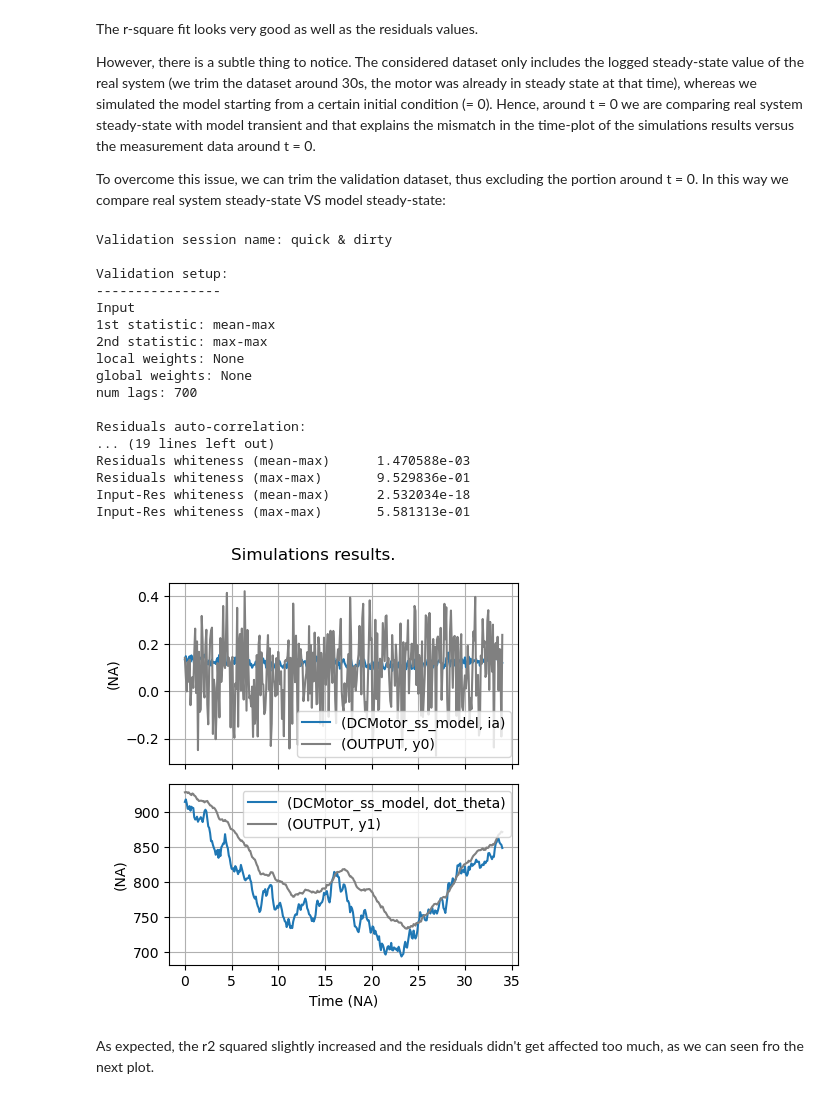
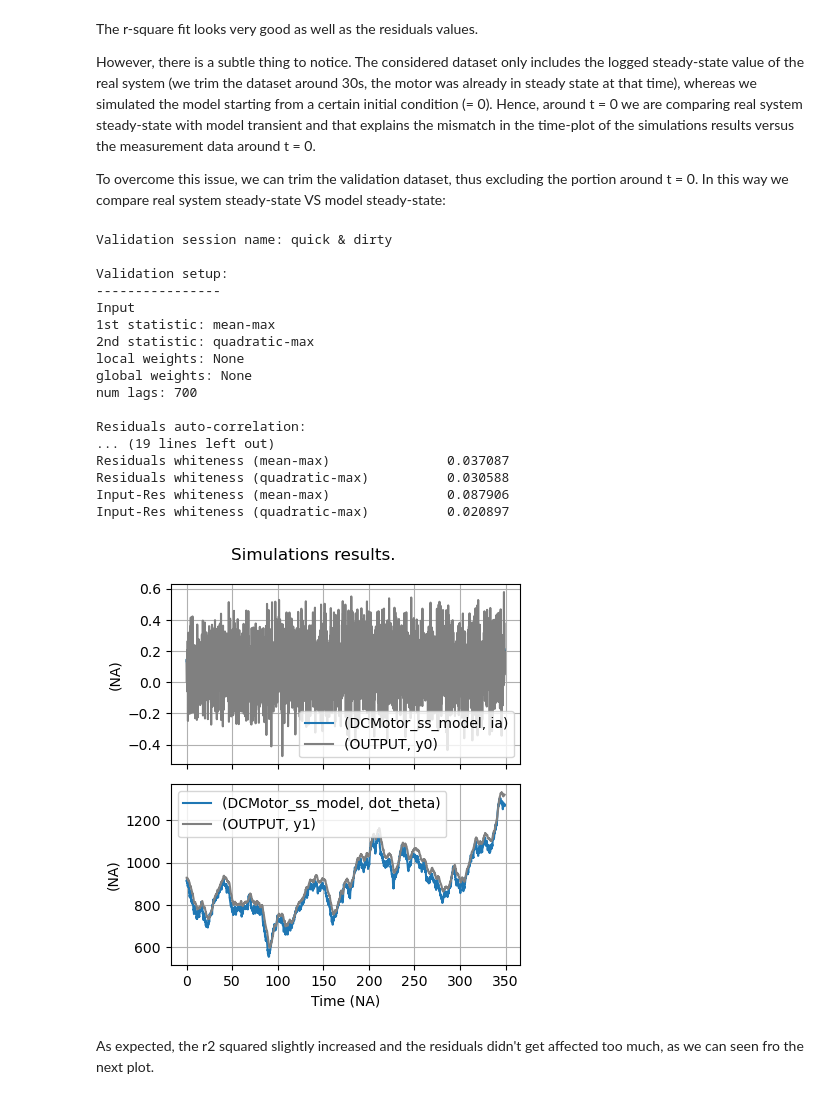
Before and after one commit to ubaldot/dymoval, a Jupyter notebook: src/dymoval_tutorial/dymoval_tutorial.ipynb, the cells around one changed output. Drawn from its saved outputs; the diff is of its cells as text; code cells hidden in the pictures.

```diff
--- a/src/dymoval_tutorial/dymoval_tutorial.ipynb
+++ b/src/dymoval_tutorial/dymoval_tutorial.ipynb
@@ -216,4 +207,10 @@ array([[ 1.47363270e-01,  9.22167737e+02],
 # %%
-outcome, vs, _ = dmv.validation.validate_models(dataset_in=u,dataset_out=y,sims_out=[y_sim], sampling_period=0.1)
+measured_signals = ds_filt.dump_to_signals()
+measured_in = signals['INPUT']
+measured_out = signals['OUTPUT']
+outcome, vs, _ = dmv.validation.validate_models(measured_in=measured_in,measured_out=measured_out,simulated_out=[y_sim], sampling_period=0.1, ignore_input=True)
+print(outcome)
+N = measured_in[0]['samples'].size
+print(2.56**2/N)
 vs
 # %% [output]
@@ -301,29 +276,29 @@ The considered dataset only includes the logged steady-state value of the real s
 To overcome this issue, we can trim the validation dataset, thus excluding the portion around t = 0. In this way we compare real system steady-state VS model steady-state:
 # %%
 # trim the validation dataset between 1 and 35 seconds
-vs = vs.trim(1,35)
+vs = vs.trim(1,350)
 vs.plot_simulations(dataset="out")
 vs
 #print(vs.auto_correlation['DCMotor_ss_model'])
 # %% [output]
 Validation session name: quick & dirty
 
 Validation setup:
 ----------------
 Input
 1st statistic: mean-max
-2nd statistic: max-max
+2nd statistic: quadratic-max
 local weights: None
 global weights: None
 num lags: 700
 
 Residuals auto-correlation:
 ... (19 lines left out)
-Residuals whiteness (mean-max)      1.470588e-03
-Residuals whiteness (max-max)       9.529836e-01
-Input-Res whiteness (mean-max)      2.532034e-18
-Input-Res whiteness (max-max)       5.581313e-01
+Residuals whiteness (mean-max)               0.037087
+Residuals whiteness (quadratic-max)          0.030588
+Input-Res whiteness (mean-max)               0.087906
+Input-Res whiteness (quadratic-max)          0.020897
-[figure, old version]
+[figure, new version]
 # %% [markdown]
 As expected, the r2 squared slightly increased and the residuals didn't get affected too much, as we can seen fro the next plot.
 # %%
```
Also changed, not shown: parts of 8 cells of this notebook, 1 other file.
